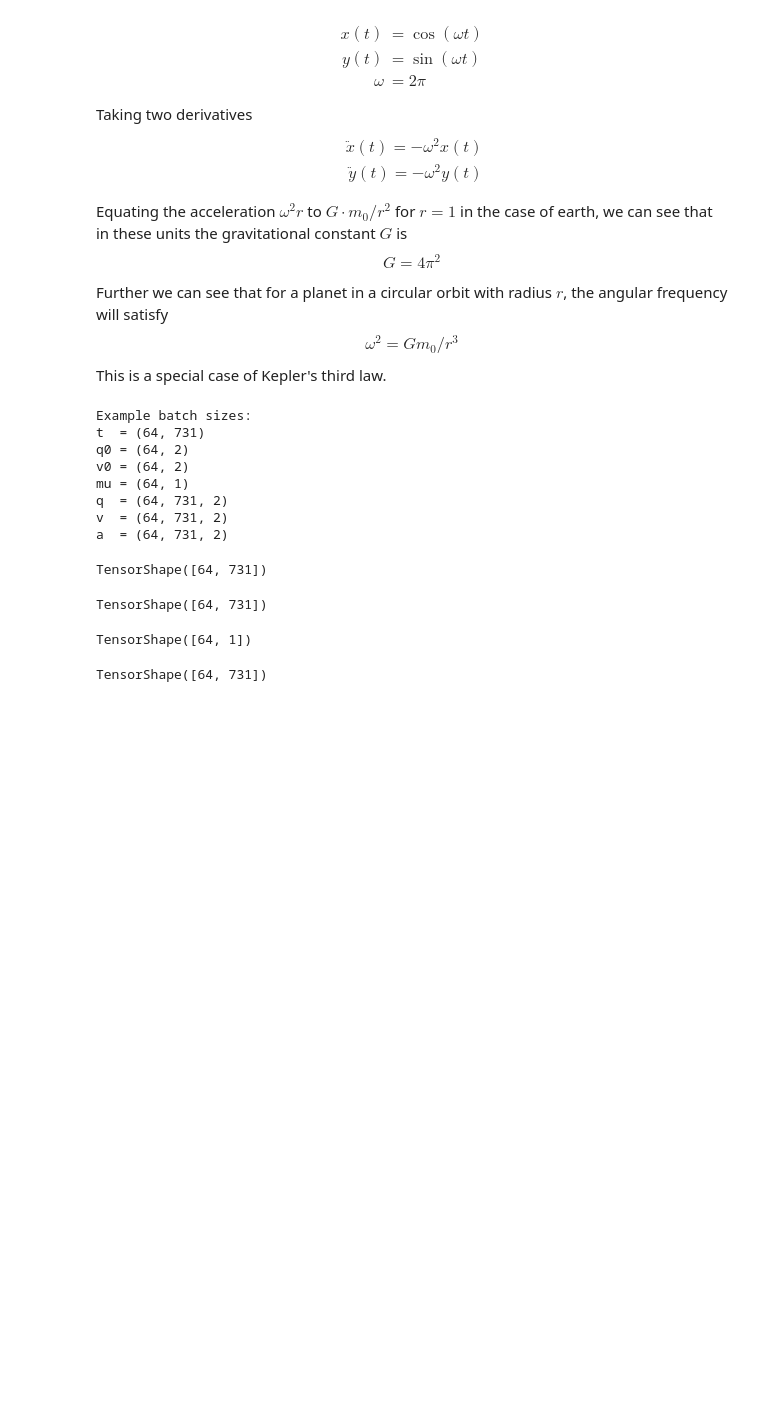
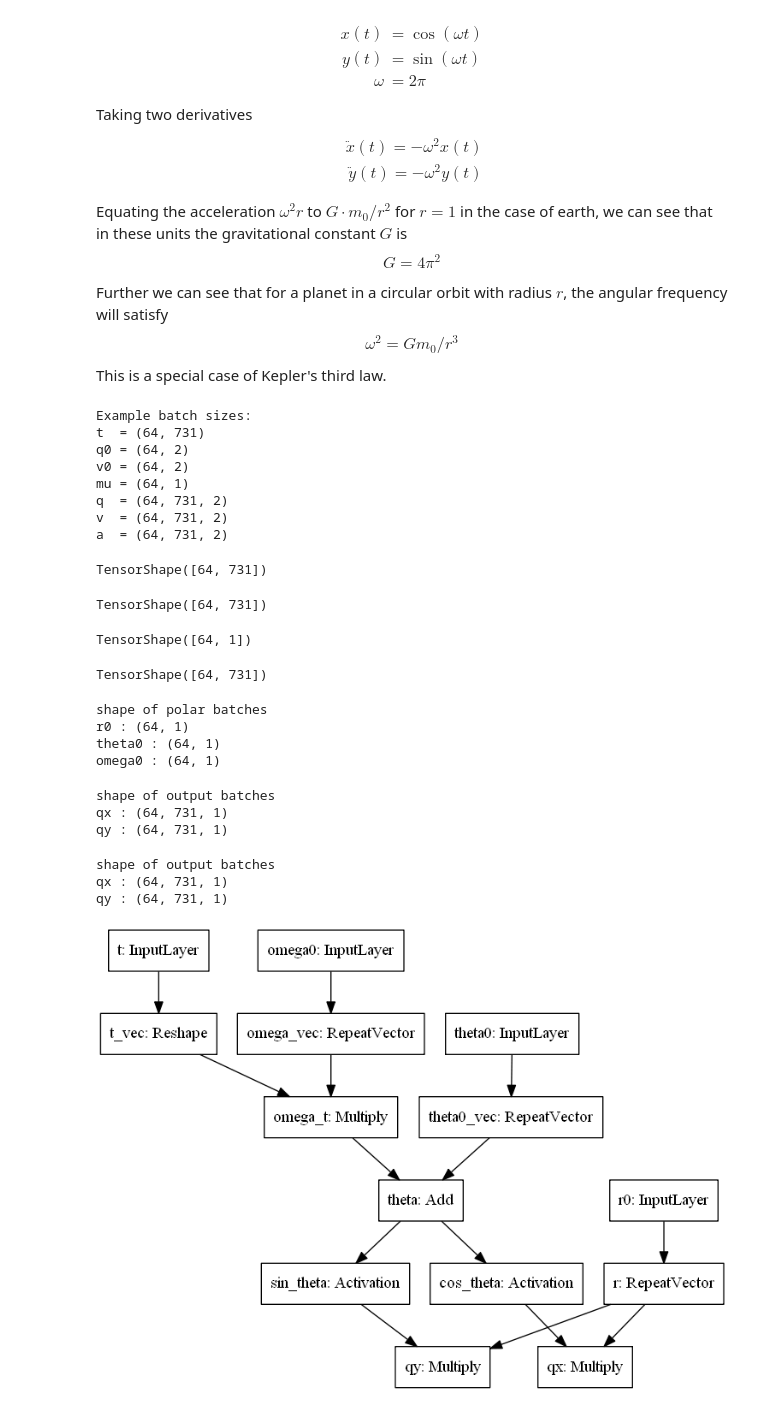
Before and after one commit to memanuel/IACS-n-body, a Jupyter notebook: src/two-body-restricted.ipynb, the cells around one changed output. Drawn from its saved outputs; the diff is of its cells as text; code cells hidden in the pictures; blank space fills up the shorter version.

Commit message:
changing r2bc to use a model rather than a layer for position calc; in progress

```diff
--- a/src/two-body-restricted.ipynb
+++ b/src/two-body-restricted.ipynb
@@ -140,0 +255,71 @@ TensorShape([64, 731])
+# %%
+def make_position_model_r2bc_math(traj_size = 731):
+    # Create input layers
+    t = keras.Input(shape=(traj_size,), name='t')
+    r0 = keras.Input(shape=(1,), name='r0')
+    theta0 = keras.Input(shape=(1,), name='theta0')
+    omega0 = keras.Input(shape=(1,), name='omega0')
+    # The combined input layers
+    inputs = [t, r0, theta0, omega0]
+
+    # Reshape t
+    t = keras.layers.Reshape(target_shape=(traj_size, 1), name='t_vec')(t)
+
+    # Repeat r, theta0 and omega to be vectors of shape matching t
+    r = keras.layers.RepeatVector(n=traj_size, name='r')(r0)
+    theta0 = keras.layers.RepeatVector(n=traj_size, name='theta0_vec')(theta0)
+    omega = keras.layers.RepeatVector(n=traj_size, name='omega_vec')(omega0)
+
+    # The angle theta at time t
+    # theta = omega * t + theta0
+    omega_t = keras.layers.multiply(inputs=[omega, t], name='omega_t')
+    theta = keras.layers.add(inputs=[omega_t, theta0], name='theta')
+
+    # Cosine and sine of theta
+    cos_theta = keras.layers.Activation(activation=tf.cos, name='cos_theta')(theta)
+    sin_theta = keras.layers.Activation(activation=tf.sin, name='sin_theta')(theta)
+
+    # Compute qx and qy from r, theta
+    qx = keras.layers.multiply(inputs=[r, cos_theta], name='qx')
+    qy = keras.layers.multiply(inputs=[r, sin_theta], name='qy')
+
+    # Wrap this into a model
+    outputs = [qx, qy]
+    model = keras.Model(inputs=inputs, outputs=outputs, name='model_r2bc_math')
+    return model
+# %%
+r0, theta0, omega0 = ConfigToPolar2D()([q0, v0])
+print(f'shape of polar batches')
+print(f'r0 : {r0.shape}')
+print(f'theta0 : {theta0.shape}')
+print(f'omega0 : {omega0.shape}')
+# %% [output]
+shape of polar batches
+r0 : (64, 1)
+theta0 : (64, 1)
+omega0 : (64, 1)
+# %%
+pos_layer = Position_Layer_R2BC_Math()
+qx, qy = pos_layer([t, r0, theta0, omega0])
+print(f'shape of output batches')
+print(f'qx : {qx.shape}')
+print(f'qy : {qy.shape}')
+# %% [output]
+shape of output batches
+qx : (64, 731, 1)
+qy : (64, 731, 1)
+# %%
+pos_model_custom = Position_Model_R2BC_Math()
+qx, qy = pos_model_custom([t, r0, theta0, omega0])
+print(f'shape of output batches')
+print(f'qx : {qx.shape}')
+print(f'qy : {qy.shape}')
+# %% [output]
+shape of output batches
+qx : (64, 731, 1)
+qy : (64, 731, 1)
+# %%
+pos_model = make_position_model_r2bc_math(731)
+keras.utils.plot_model(pos_model)
+# %% [output]
+[figure, added]
```
Also changed, not shown: parts of 36 cells of this notebook, 2 other files.
